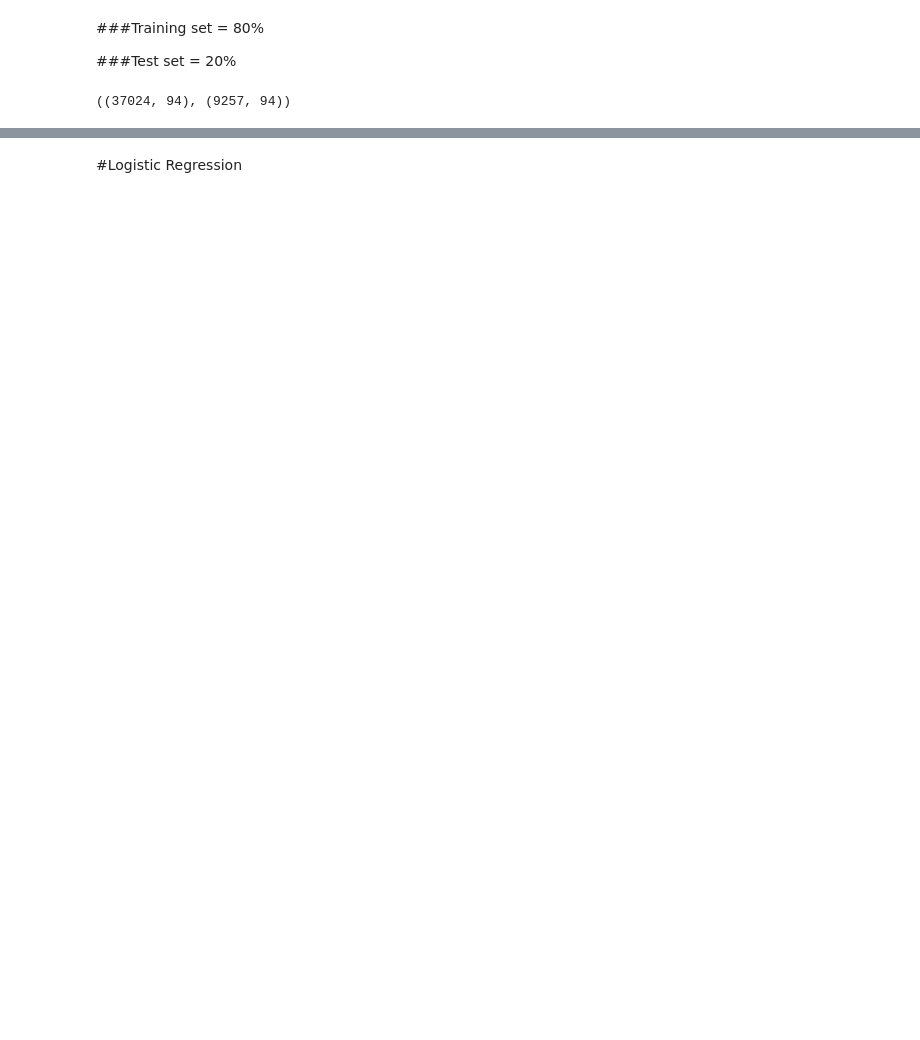
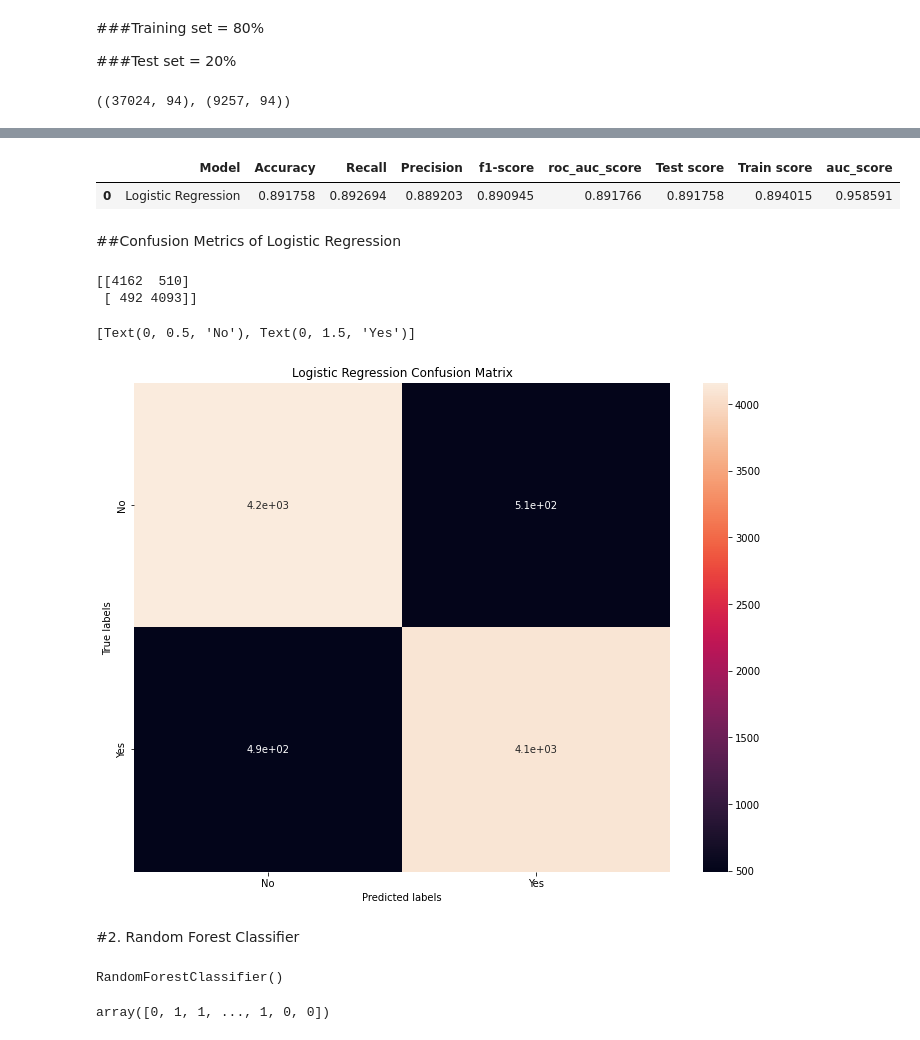
Before and after one commit to Zeeshan00789/Airline-Passenger-Referral-Prediction, a Jupyter notebook: Airline_Passenger_Referral_Prediction.ipynb, the cells around one changed output, grey strips where cells are left out. Cells and saved outputs as stored; diff of their text form; code cells hidden in the pictures; blank space fills up the shorter version.

```diff
--- a/Airline_Passenger_Referral_Prediction.ipynb
+++ b/Airline_Passenger_Referral_Prediction.ipynb
@@ -704,0 +849,4 @@ X_train.shape,X_test.shape
+# %%
+#predicted test data.
+y_pred = lg.predict(X_test)
+y_pred
@@ -718,3 +905,9 @@ def evaluation_metric(model,y_test,pred_value,metric_df, tim):
   return metric_df
+# %%
+evaluation_metrics_df=evaluation_metric('Logistic Regression', y_test, y_pred, evaluation_metrics_df)
+evaluation_metrics_df
+# %% [output]
+|  | Model | Accuracy | Recall | Precision | f1-score | roc_auc_score | Test score | Train score | auc_score |
+| 0 | Logistic Regression | 0.891758 | 0.892694 | 0.889203 | 0.890945 | 0.891766 | 0.891758 | 0.894015 | 0.958591 |
 # %% [markdown]
-#Logistic Regression
+##Confusion Metrics of Logistic Regression
@@ -727,0 +914,34 @@ lg= LogisticRegression(max_iter=1000)
+# %%
+# Get the confusion matrix for both train and test
+
+labels = ['No', 'Yes']
+cm = confusion_matrix(y_test, y_pred)
+print(cm)
+
+ax= plt.subplot()
+sns.heatmap(cm, annot=True, ax = ax); #annot=True to annotate cells
+
+# labels, title and ticks
+ax.set_xlabel('Predicted labels')
+ax.set_ylabel('True labels')
+ax.set_title('Logistic Regression Confusion Matrix')
+ax.xaxis.set_ticklabels(labels)
+ax.yaxis.set_ticklabels(labels)
+# %% [output]
+[[4162  510]
+ [ 492 4093]]
+[Text(0, 0.5, 'No'), Text(0, 1.5, 'Yes')]
+[figure, added]
+# %% [markdown]
+#2. Random Forest Classifier
+# %%
+rf=RandomForestClassifier()
+rf.fit(X_train,y_train)
+# %% [output]
+RandomForestClassifier()
+# %%
+#predicted test data.
+y_pred = rf.predict(X_test)
+y_pred
+# %% [output]
+array([0, 1, 1, ..., 1, 0, 0])
```
Also changed, not shown: parts of 112 cells of this notebook.
